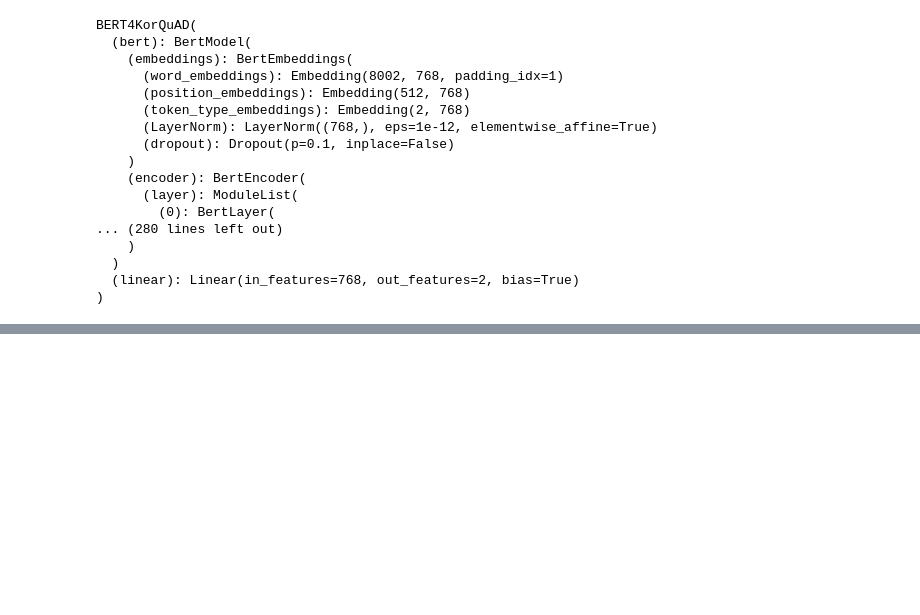
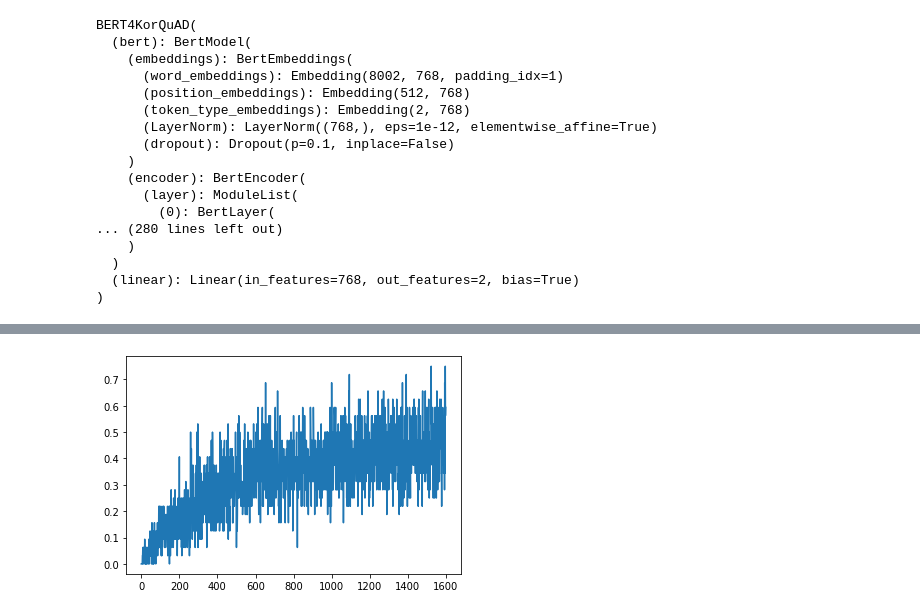
Before and after one commit to kim1987/aiffel, a Jupyter notebook: aiffel/exploration/exlporation_seventeen.ipynb, the cells around one changed output, grey strips where cells are left out. Cells and saved outputs as stored; diff of their text form; code cells hidden in the pictures; blank space fills up the shorter version.

```diff
--- a/aiffel/exploration/exlporation_seventeen.ipynb
+++ b/aiffel/exploration/exlporation_seventeen.ipynb
@@ -365,0 +515,5 @@ accuracy:  tensor(0.0043, device='cuda:0')
+# %%
+plt.plot(accuracy_graph)
+plt.show()
+# %% [output]
+[figure, added]
```
Also changed, not shown: parts of 26 cells of this notebook.
